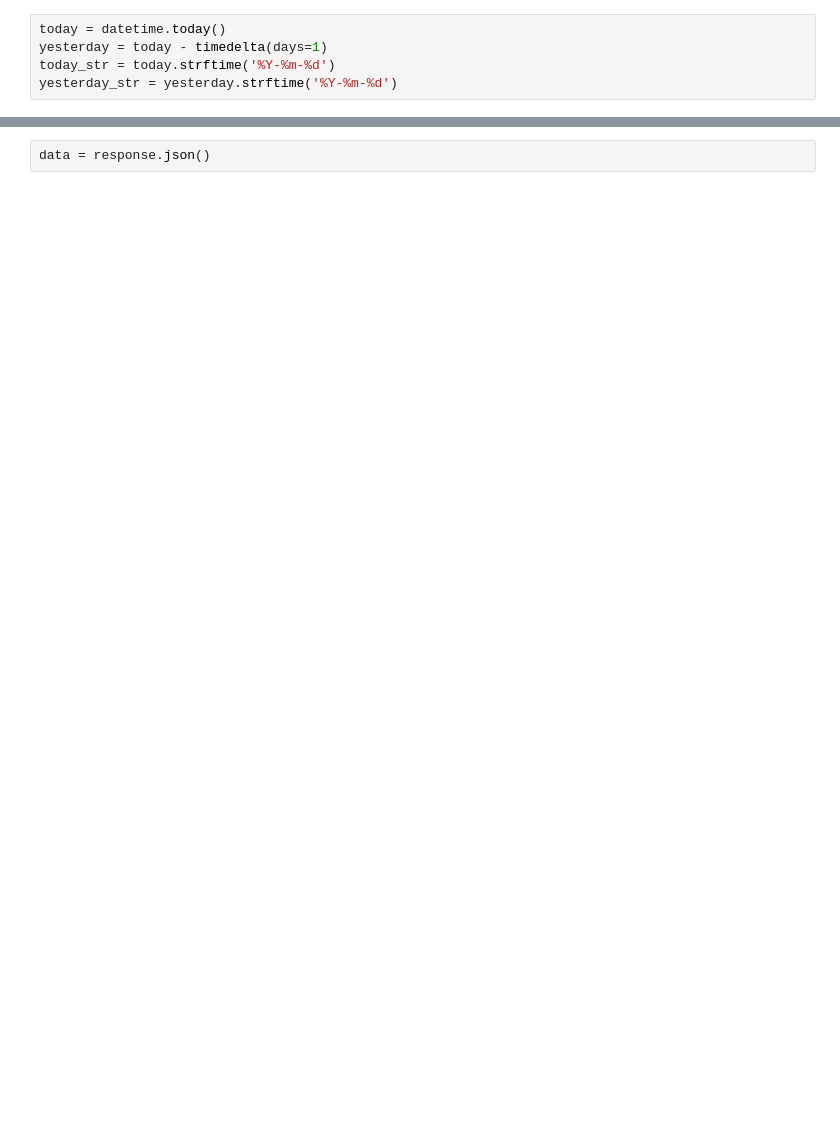
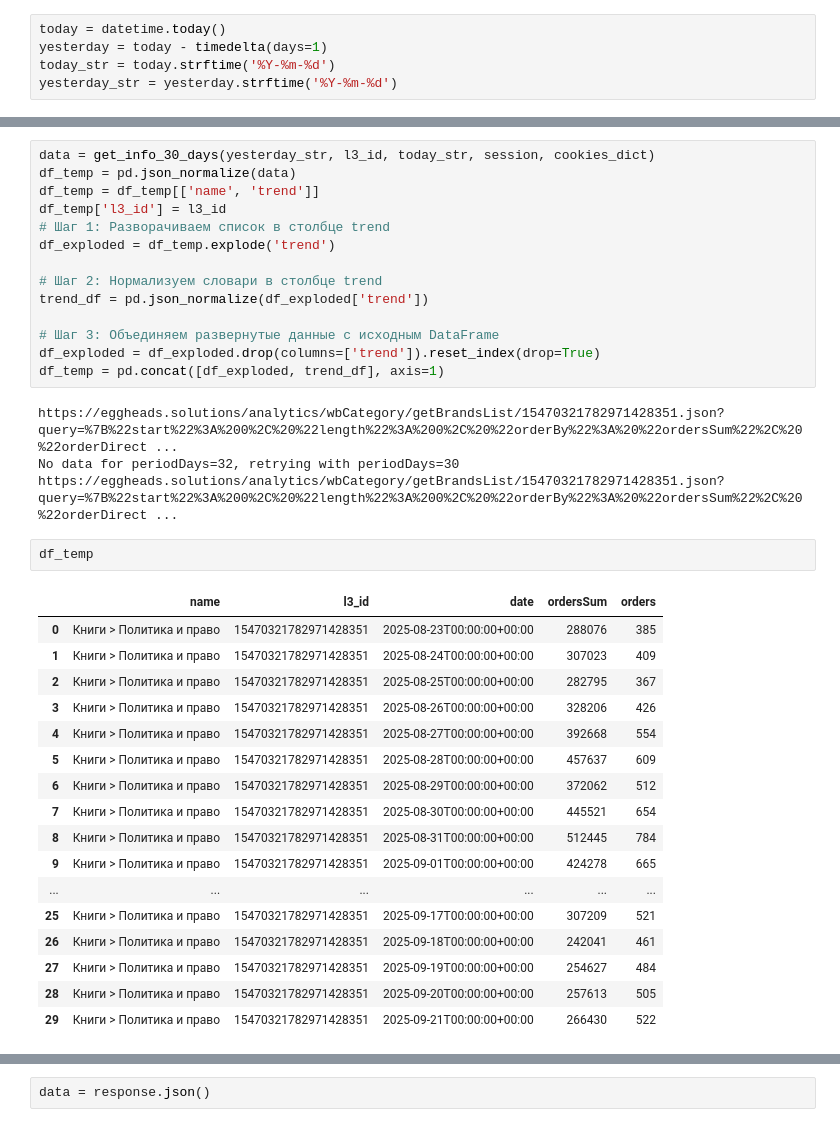
Before and after one commit to vnaumq/mini-dwh-sales-pipeline, a Jupyter notebook: dags/parsing.ipynb, the cells around one changed output, grey strips where cells are left out. Cells and saved outputs as stored; diff of their text form; blank space fills up the shorter version.

```diff
--- a/dags/parsing.ipynb
+++ b/dags/parsing.ipynb
@@ -82,0 +264,38 @@ import requests
+# %%
+data = get_info_30_days(yesterday_str, l3_id, today_str, session, cookies_dict)
+df_temp = pd.json_normalize(data)
+df_temp = df_temp[['name', 'trend']]
+df_temp['l3_id'] = l3_id
+# Шаг 1: Разворачиваем список в столбце trend
+df_exploded = df_temp.explode('trend')
+
+# Шаг 2: Нормализуем словари в столбце trend
+trend_df = pd.json_normalize(df_exploded['trend'])
+
+# Шаг 3: Объединяем развернутые данные с исходным DataFrame
+df_exploded = df_exploded.drop(columns=['trend']).reset_index(drop=True)
+df_temp = pd.concat([df_exploded, trend_df], axis=1)
+# %% [output]
+https://eggheads.solutions/analytics/wbCategory/getBrandsList/15470321782971428351.json?query=%7B%22start%22%3A%200%2C%20%22length%22%3A%200%2C%20%22orderBy%22%3A%20%22ordersSum%22%2C%20%22orderDirect ...
+No data for periodDays=32, retrying with periodDays=30
+https://eggheads.solutions/analytics/wbCategory/getBrandsList/15470321782971428351.json?query=%7B%22start%22%3A%200%2C%20%22length%22%3A%200%2C%20%22orderBy%22%3A%20%22ordersSum%22%2C%20%22orderDirect ...
+# %%
+df_temp
+# %% [output]
+|  | name | l3_id | date | ordersSum | orders |
+| 0 | Книги > Политика и право | 15470321782971428351 | 2025-08-23T00:00:00+00:00 | 288076 | 385 |
+| 1 | Книги > Политика и право | 15470321782971428351 | 2025-08-24T00:00:00+00:00 | 307023 | 409 |
+| 2 | Книги > Политика и право | 15470321782971428351 | 2025-08-25T00:00:00+00:00 | 282795 | 367 |
+| 3 | Книги > Политика и право | 15470321782971428351 | 2025-08-26T00:00:00+00:00 | 328206 | 426 |
+| 4 | Книги > Политика и право | 15470321782971428351 | 2025-08-27T00:00:00+00:00 | 392668 | 554 |
+| 5 | Книги > Политика и право | 15470321782971428351 | 2025-08-28T00:00:00+00:00 | 457637 | 609 |
+| 6 | Книги > Политика и право | 15470321782971428351 | 2025-08-29T00:00:00+00:00 | 372062 | 512 |
+| 7 | Книги > Политика и право | 15470321782971428351 | 2025-08-30T00:00:00+00:00 | 445521 | 654 |
+| 8 | Книги > Политика и право | 15470321782971428351 | 2025-08-31T00:00:00+00:00 | 512445 | 784 |
+| 9 | Книги > Политика и право | 15470321782971428351 | 2025-09-01T00:00:00+00:00 | 424278 | 665 |
+| ... | ... | ... | ... | ... | ... |
+| 25 | Книги > Политика и право | 15470321782971428351 | 2025-09-17T00:00:00+00:00 | 307209 | 521 |
+| 26 | Книги > Политика и право | 15470321782971428351 | 2025-09-18T00:00:00+00:00 | 242041 | 461 |
+| 27 | Книги > Политика и право | 15470321782971428351 | 2025-09-19T00:00:00+00:00 | 254627 | 484 |
+| 28 | Книги > Политика и право | 15470321782971428351 | 2025-09-20T00:00:00+00:00 | 257613 | 505 |
+| 29 | Книги > Политика и право | 15470321782971428351 | 2025-09-21T00:00:00+00:00 | 266430 | 522 |
```
Also changed, not shown: parts of 61 cells of this notebook, 55 other files.
